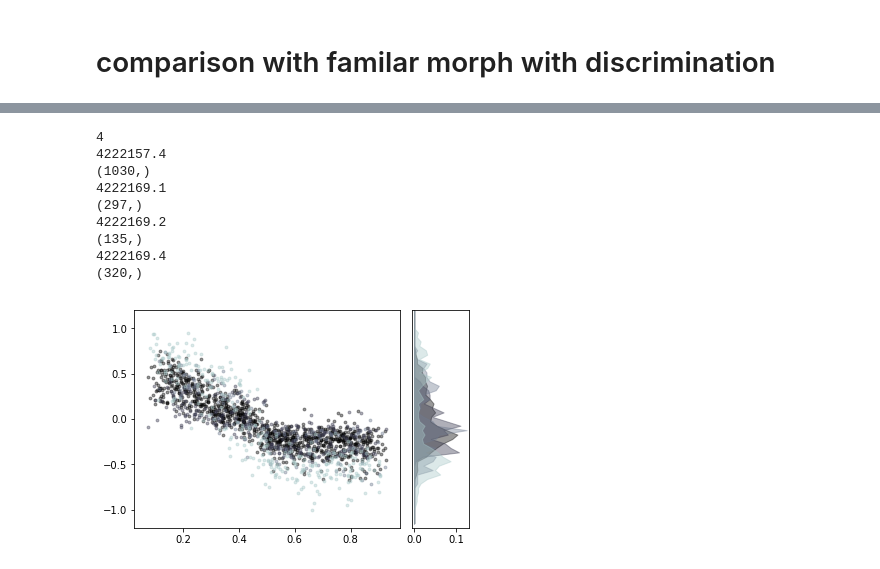
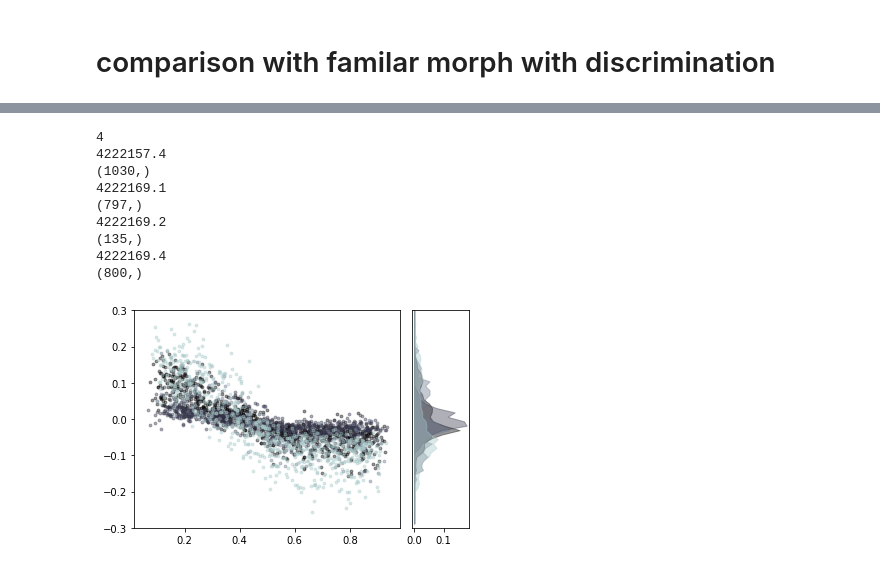
Before and after one commit to GiocomoLab/MightyMorphingPhotonRangers, a Jupyter notebook: SimMats/LogAngleRatioPlots.ipynb, the cells around one changed output, grey strips where cells are left out. Cells and saved outputs as stored; diff of their text form; code cells hidden in the pictures.

```diff
--- a/SimMats/LogAngleRatioPlots.ipynb
+++ b/SimMats/LogAngleRatioPlots.ipynb
@@ -44,6 +48,8 @@ morph_familiar = ['4222153.1','4222153.2','4222153.3','4222174.1','4222154.1']
 # %%
 def sess_lar(sess,max_pos=450,cellmask = None):
     VRDat, C, S, A = pp.load_scan_sess(sess,fneu_coeff=0.7)
+    print(C.shape)
+    S=S/1546
     trial_info, tstart_inds, teleport_inds = u.by_trial_info(VRDat)
 
 
@@ -73,18 +79,20 @@ def sess_lar(sess,max_pos=450,cellmask = None):
             mask1[trial]=False
 
         centroid0, centroid1 = np.nanmean(S_tm[mask0,:],axis=0), np.nanmean(S_tm[mask1,:],axis=0)
-        cd = centroid0-centroid1
-        cd/=np.linalg.norm(cd.ravel(),ord=2)
+
         centroid0/=np.linalg.norm(centroid0.ravel(),ord=2)
         centroid1/=np.linalg.norm(centroid1.ravel(),ord=2)
+        cd = centroid0-centroid1
+#         cd/=np.linalg.norm(cd.ravel(),ord=2)
 
         sim0[trial],sim1[trial] = np.dot(S_tm_norm[trial,:],centroid0), np.dot(S_tm_norm[trial,:],centroid1)
 #         print(effMorph[trial],sim0[trial],sim1[trial])
 #         lar[trial]= np.log(np.dot(S_tm_norm[trial,:],centroid0)/np.dot(S_tm_norm[trial,:],centroid1))
         lar[trial] = np.dot(S_tm_norm[trial,:],cd)
+
     return lar, effMorph, sim0, sim1
 # %%
-mouse = '4222154.1'
+mouse = '4139265.5'
 df_mouse = df[df['MouseName'].str.match(mouse)]
 df_mouse
 # %% [output]
@@ -101,5 +110,8 @@ df_mouse
 # %%
-sess = df_mouse.iloc[4]
+sess = df_mouse.iloc[-1]
 lar, effMorph, sim0, sim1 = sess_lar(sess)
+
+# VRDat, C, S, A = pp.load_scan_sess(sess,fneu_coeff=0.7)
+# trial_info, tstart_inds, teleport_inds = u.by_trial_info(VRDat)
 # %% [output]
 num aberrant ttls 0.0
@@ -108,0 +126,3 @@ frame diff 0
+# %%
+f,ax = plt.subplots()
+ax.scatter(effMorph,lar)
@@ -777,14 +1030,14 @@ f,ax = plot_LAR(S1_fd,EM_fd,cmap='bone',ymin=0,ymax=.6)
 # %%
-f,ax = plot_LAR(LAR_fd,EM_fd,cmap='bone')
+f,ax = plot_LAR(LAR_fd,EM_fd,cmap='bone',ymin=-.3,ymax=.3)
 f.savefig(os.path.join(basedir,'fd_simratio.pdf'),format='pdf')
 # %% [output]
 4
 4222157.4
 (1030,)
 4222169.1
-(297,)
+(797,)
 4222169.2
 (135,)
 4222169.4
-(320,)
+(800,)
-[figure, old version]
+[figure, new version]
```
Also changed, not shown: parts of 43 cells of this notebook, 4 other files.
